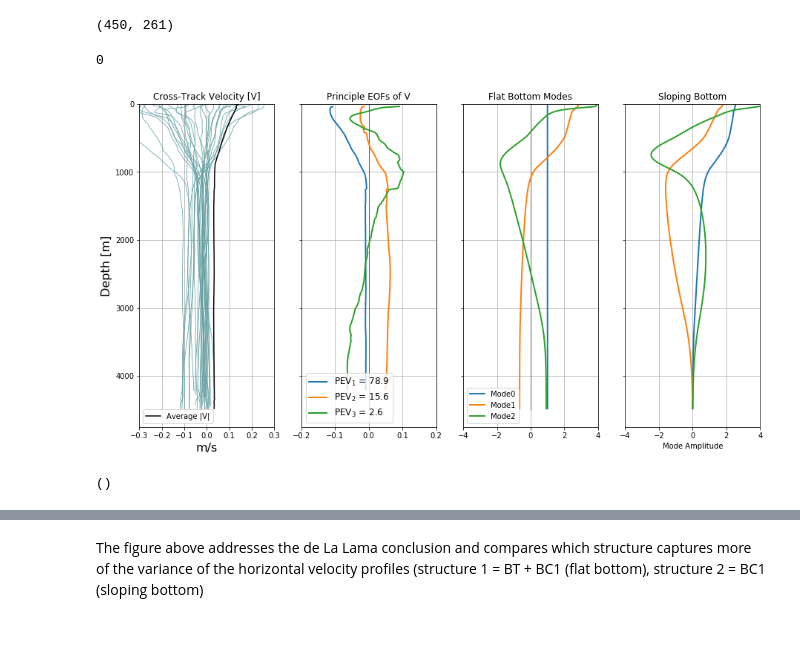
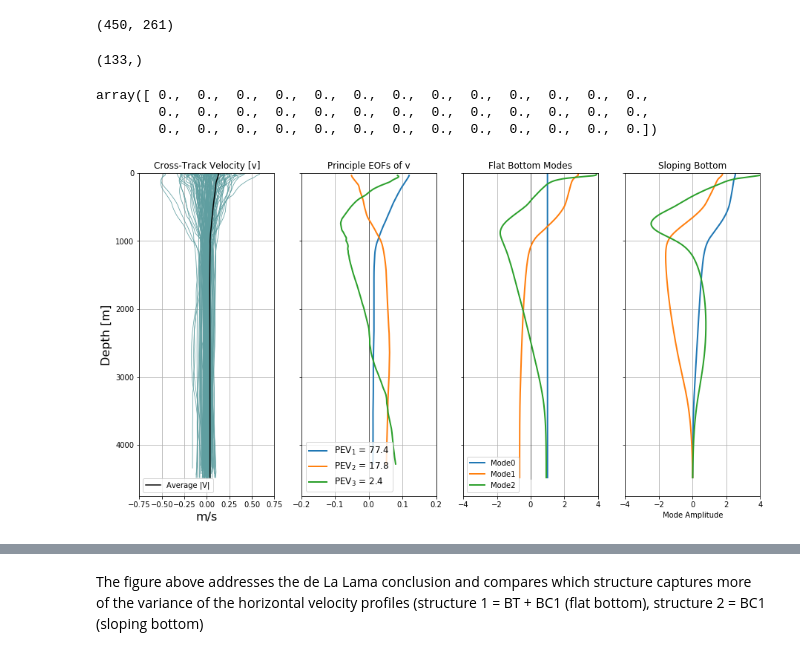
Before and after one commit to jakesteinberg/geostrophic_turbulence, a Jupyter notebook: bats_dg_2015_mode_projections.ipynb, the cells around one changed output, grey strips where cells are left out. Drawn from its saved outputs; the diff is of its cells as text; code cells hidden in the pictures.

```diff
--- a/bats_dg_2015_mode_projections.ipynb
+++ b/bats_dg_2015_mode_projections.ipynb
@@ -36,7 +36,7 @@ deep_shr_max = 0.1
 # minimum depth for which shear is limited [m]
 deep_shr_max_dep = 3500
 eta_fit_depth_min = 250
-eta_fit_depth_max = 3800  # 3900
+eta_fit_depth_max = 3750  # 3900
 # --- BIN PARAMETERS
 GD = Dataset('BATs_2015_gridded_apr04.nc', 'r')
 bin_depth = GD.variables['grid'][:]
@@ -453,9 +461,11 @@ PE_per_mass_all = PE_per_mass_all[:, np.abs(AG_all[1, :]) > 1*10**-4]
 # criteria: limit surface velocity to greater that 40cm/s
 good_v = np.zeros(np.shape(dg_v_0)[1], dtype=bool)
 for i in range(np.shape(dg_v_0)[1]):
-    dv_dz = np.gradient(dg_v_0[:, i], -1 * grid)
-    if np.nanmax(np.abs(dv_dz)) < 0.02:  # 0.0225
+    dv_dz = np.gradient(dg_v_0[10:-20, i], -1 * grid[10:-20])
+    # print(np.nanmax(np.abs(dv_dz)))
+    if np.nanmax(np.abs(dv_dz)) < 0.002:  # 0.0225
         good_v[i] = True
+good_v[np.abs(dg_v_0[5,:]) > 1] = False
 
 avg_sig = avg_sig0_per_dep[:, good_v]
 eta_alt = eta_alt_3[:, good_v]
@@ -708,16 +702,20 @@ for i in range(num_profs):
     this_eta = Eta2[:, i].copy()
     # obtain matrix of NEta
     Neta[:, i] = N_all * this_eta
-    iw = np.where((grid >= eta_fit_depth_min) & (grid <= eta_fit_depth_max))
-    if len(iw[0]) > 1:
+    iw = np.where((grid >= eta_fit_depth_min) & (grid <= eta_fit_depth_max))[0]
+    if len(iw) > 1:
         eta_fs = Eta2[:, i].copy()  # ETA
 
         # -- taper fit as z approaches 0
         i_sh = np.where((grid < eta_fit_depth_min))
-        eta_fs[i_sh[0]] = grid[i_sh] * this_eta[iw[0][0]] / grid[iw[0][0]]
+        eta_fs[i_sh[0]] = grid[i_sh] * this_eta[iw[0]] / grid[iw[0]]
         # -- taper fit as z approaches -H
-        i_dp = np.where((grid > eta_fit_depth_max))
-        eta_fs[i_dp[0]] = (grid[i_dp] - grid[-1]) * this_eta[iw[0][-1]] / (grid[iw[0][-1]] - grid[-1])
+        i_dp = np.where((grid > eta_fit_depth_max))[0]
+        lgs = grid[iw[-1]]
+        grid_ar = np.nan * np.ones(len(i_dp))
+        for oo in range(len(grid[i_dp])):
+            grid_ar[oo] = np.int(grid[i_dp[oo]])
+        eta_fs[i_dp] = (grid_ar - np.int(grid[-1])) * this_eta[iw[-1]] / (np.int(lgs) - grid[-1])
 
         # -- solve matrix problem
         AG[1:, i] = np.linalg.lstsq(G[:, 1:], eta_fs[:, np.newaxis])[0][:, 0]
@@ -741,6 +747,6 @@ AGz_ordered = AGz[:, mw_time_ordered_i]
-# %%
-np.sum(np.isnan(eta_alt[7:-14, 55:85]))
-# %% [output]
-0
+# %%
+Time2.shape
+# %% [output]
+(133,)
 # %%
 # --- EOF of velocity profiles (for whole mission)
@@ -777,13 +785,19 @@ PEV_xi = t1_xi / np.sum(t1_xi)
+# %%
+checkk
+# %% [output]
+array([ 0.,  0.,  0.,  0.,  0.,  0.,  0.,  0.,  0.,  0.,  0.,  0.,  0.,
+        0.,  0.,  0.,  0.,  0.,  0.,  0.,  0.,  0.,  0.,  0.,  0.,  0.,
+        0.,  0.,  0.,  0.,  0.,  0.,  0.,  0.,  0.,  0.,  0.,  0.,  0.])
 # %%
 # --- plot velocity EOFs
 matplotlib.rcParams['figure.figsize'] = (15,8)
 f, (ax, ax2, ax3, ax4) = plt.subplots(1, 4, sharey=True)
-for i in range(nq):
-    ax.plot(V3[:, i], grid, color='#5F9EA0', linewidth=0.75)
-ax.plot(np.nanmean(np.abs(V3), axis=1), grid, color='k', label='Average |V|')
-ax.set_xlim([-.3, .3])
+for i in range(np.shape(V2)[1]):
+    ax.plot(V2[:, i], grid, color='#5F9EA0', linewidth=0.75)
+ax.plot(np.nanmean(np.abs(V2), axis=1), grid, color='k', label='Average |V|')
+ax.set_xlim([-.75, .75])
 ax.set_ylim([0, 4750])
-ax.set_title('Cross-Track Velocity [V]', fontsize=12)
+ax.set_title('Cross-Track Velocity [v]', fontsize=12)
 ax.set_xlabel('m/s', fontsize=16)
 ax.set_ylabel('Depth [m]', fontsize=16)
 handles, labels = ax.get_legend_handles_labels()
@@ -796,36 +810,36 @@ for i in range(3):
     ax2.plot(V_Uzqa[:, i], grid_check, label=r'PEV$_{' + str(i + 1) + '}$ = ' + str(100 * np.round(PEV[i], 3)),
                 linewidth=2)
 #     ax3.plot(V_xi_zqa[:, i], grid_check, label=r'PEV$_{' + str(i + 1) + '}$ = ' + str(100 * np.round(PEV_xi[i], 3)),
 #                 linewidth=2)
     ax3.plot(Gz[:, i], grid, label='Mode' + str(i), linewidth=2)
     ax4.plot(F[:, i], grid, label='Mode' + str(i), linewidth=2)
 
     # if i < 1:
     #     ax4.plot(F_int[:, i] + np.nanmax(np.abs(F_int[:, i])), grid)
     # else:
     #     ax4.plot(F_int[:, i], grid)
     # ax4.plot(G[:, i], grid, c='k', linestyle='--', linewidth=0.5)
 handles, labels = ax2.get_legend_handles_labels()
 ax2.legend(handles, labels, fontsize=12)
 ax2.set_xlim([-.2, .2])
-ax2.set_title('Principle EOFs of V', fontsize=12)
+ax2.set_title('Principle EOFs of v', fontsize=12)
 # ax2.set_xlabel('m/s', fontsize=16)
 handles, labels = ax3.get_legend_handles_labels()
 ax3.legend(handles, labels, fontsize=10)
 ax3.set_xlim([-4, 4])
 ax3.set_title('Flat Bottom Modes', fontsize=12)
 # ax3.set_xlabel('[m]', fontsize=10)
 ax4.set_title('Sloping Bottom', fontsize=12)
 ax4.set_xlabel('Mode Amplitude', fontsize=10)
 ax4.set_xlim([-4, 4])
 ax.grid()
 ax2.grid()
 ax3.grid()
 ax.invert_yaxis()
 plot_pro(ax4)
+f.savefig("/Users/jake/Documents/baroclinic_modes/Meetings/meeting_3_27_19/dg_bats_v_eof_tot.jpg", dpi=300)
 # %% [output]
-[figure, old version]
+[figure, new version]
-()
 # %%
 # --- EOF of velocity profiles (in two week intervals) ---
 def functi_1(p, xe, xb):
```
Also changed, not shown: parts of 18 cells of this notebook, 3 other files.
